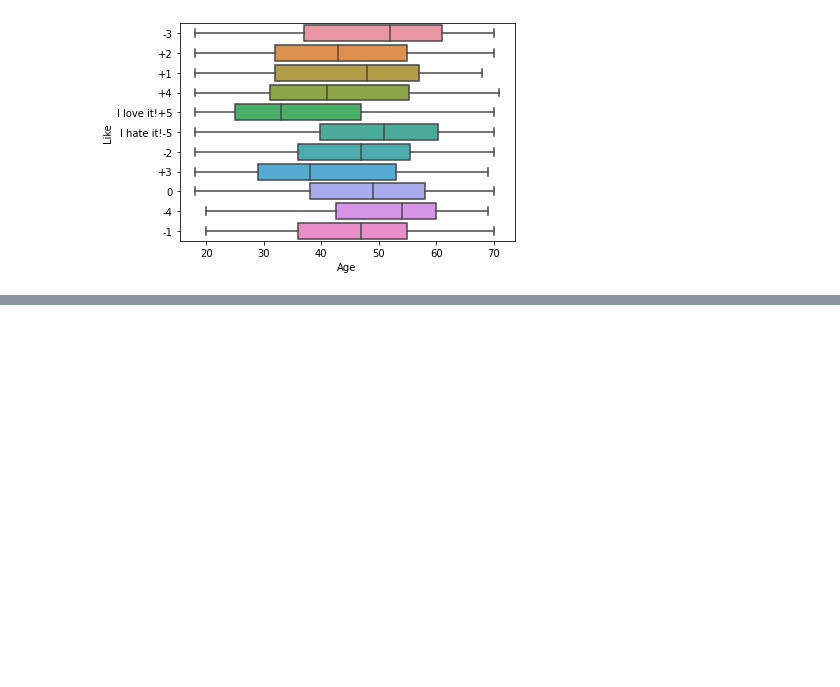
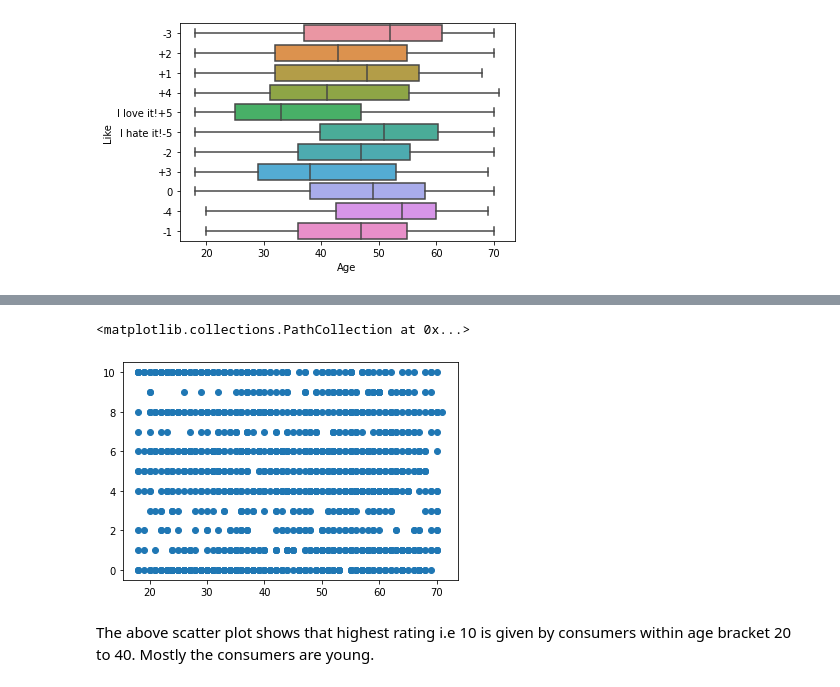
Before and after one commit to abhishekpal7630/8Queens-Problem, a Jupyter notebook: Step_7_of_market_segmentation_R_to_Python.ipynb, the cells around one changed output, grey strips where cells are left out. Cells and saved outputs as stored; diff of their text form; code cells hidden in the pictures; blank space fills up the shorter version.

```diff
--- a/Step_7_of_market_segmentation_R_to_Python.ipynb
+++ b/Step_7_of_market_segmentation_R_to_Python.ipynb
@@ -42,0 +144,7 @@ ax=sns.boxplot(x=df['Age'],y=df['Like'])
+# %%
+plt.scatter(df['Age'],df['Like'])
+# %% [output]
+<matplotlib.collections.PathCollection at 0x...>
+[figure, added]
+# %% [markdown]
+The above scatter plot shows that highest rating i.e 10 is given by consumers within age bracket 20 to 40. Mostly the consumers are young.
```
Also changed, not shown: parts of 21 cells of this notebook.
